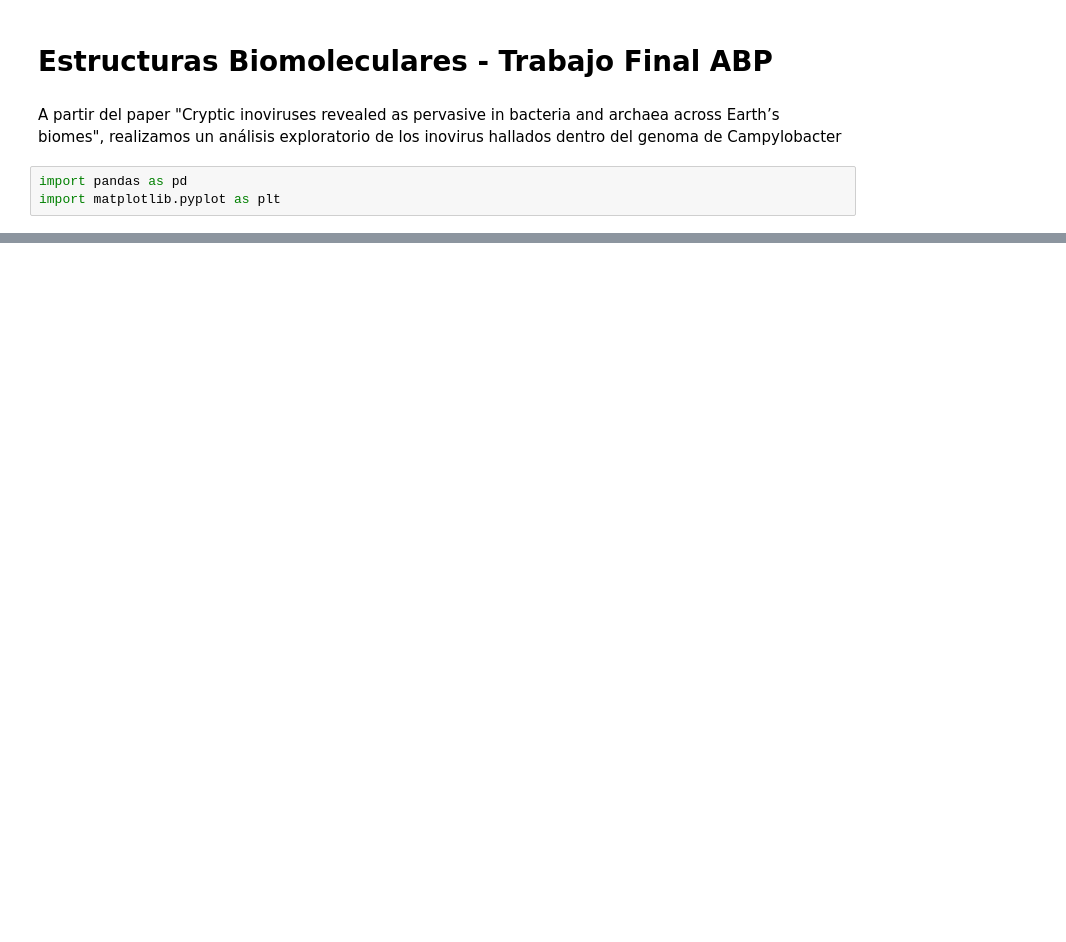
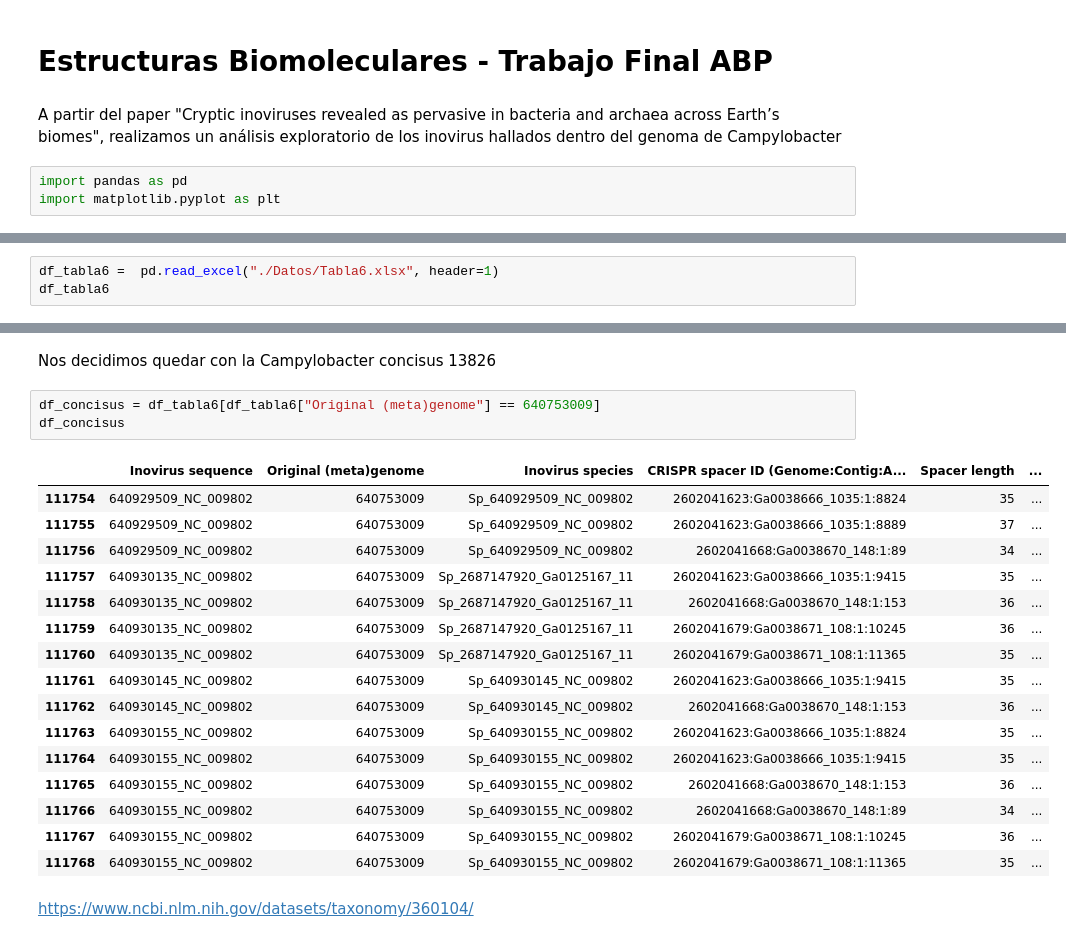
Before and after one commit to MartinaBoero73/est_bio2024, a Jupyter notebook: TIF/prueba1.ipynb, the cells around one changed output, grey strips where cells are left out. Drawn from its saved outputs; the diff is of its cells as text; blank space fills up the shorter version.

```diff
--- a/TIF/prueba1.ipynb
+++ b/TIF/prueba1.ipynb
@@ -64,0 +144,3 @@ Name: Supplementary Table 6. List of matches between inovirus sequences and IMG
+# %%
+df_tabla6 =  pd.read_excel("./Datos/Tabla6.xlsx", header=1)
+df_tabla6
@@ -64,0 +176,24 @@ Name: Supplementary Table 6. List of matches between inovirus sequences and IMG
+# %% [markdown]
+Nos decidimos quedar con la Campylobacter concisus 13826
+# %%
+df_concisus = df_tabla6[df_tabla6["Original (meta)genome"] == 640753009]
+df_concisus
+# %% [output]
+|  | Inovirus sequence | Original (meta)genome | Inovirus species | CRISPR spacer ID (Genome:Contig:A... | Spacer length | ... |
+| 111754 | 640929509_NC_009802 | 640753009 | Sp_640929509_NC_009802 | 2602041623:Ga0038666_1035:1:8824 | 35 | ... |
+| 111755 | 640929509_NC_009802 | 640753009 | Sp_640929509_NC_009802 | 2602041623:Ga0038666_1035:1:8889 | 37 | ... |
+| 111756 | 640929509_NC_009802 | 640753009 | Sp_640929509_NC_009802 | 2602041668:Ga0038670_148:1:89 | 34 | ... |
+| 111757 | 640930135_NC_009802 | 640753009 | Sp_2687147920_Ga0125167_11 | 2602041623:Ga0038666_1035:1:9415 | 35 | ... |
+| 111758 | 640930135_NC_009802 | 640753009 | Sp_2687147920_Ga0125167_11 | 2602041668:Ga0038670_148:1:153 | 36 | ... |
+| 111759 | 640930135_NC_009802 | 640753009 | Sp_2687147920_Ga0125167_11 | 2602041679:Ga0038671_108:1:10245 | 36 | ... |
+| 111760 | 640930135_NC_009802 | 640753009 | Sp_2687147920_Ga0125167_11 | 2602041679:Ga0038671_108:1:11365 | 35 | ... |
+| 111761 | 640930145_NC_009802 | 640753009 | Sp_640930145_NC_009802 | 2602041623:Ga0038666_1035:1:9415 | 35 | ... |
+| 111762 | 640930145_NC_009802 | 640753009 | Sp_640930145_NC_009802 | 2602041668:Ga0038670_148:1:153 | 36 | ... |
+| 111763 | 640930155_NC_009802 | 640753009 | Sp_640930155_NC_009802 | 2602041623:Ga0038666_1035:1:8824 | 35 | ... |
+| 111764 | 640930155_NC_009802 | 640753009 | Sp_640930155_NC_009802 | 2602041623:Ga0038666_1035:1:9415 | 35 | ... |
+| 111765 | 640930155_NC_009802 | 640753009 | Sp_640930155_NC_009802 | 2602041668:Ga0038670_148:1:153 | 36 | ... |
+| 111766 | 640930155_NC_009802 | 640753009 | Sp_640930155_NC_009802 | 2602041668:Ga0038670_148:1:89 | 34 | ... |
+| 111767 | 640930155_NC_009802 | 640753009 | Sp_640930155_NC_009802 | 2602041679:Ga0038671_108:1:10245 | 36 | ... |
+| 111768 | 640930155_NC_009802 | 640753009 | Sp_640930155_NC_009802 | 2602041679:Ga0038671_108:1:11365 | 35 | ... |
+# %% [markdown]
+https://www.ncbi.nlm.nih.gov/datasets/taxonomy/360104/
```
Also changed, not shown: parts of 17 cells of this notebook, 3 other files.
